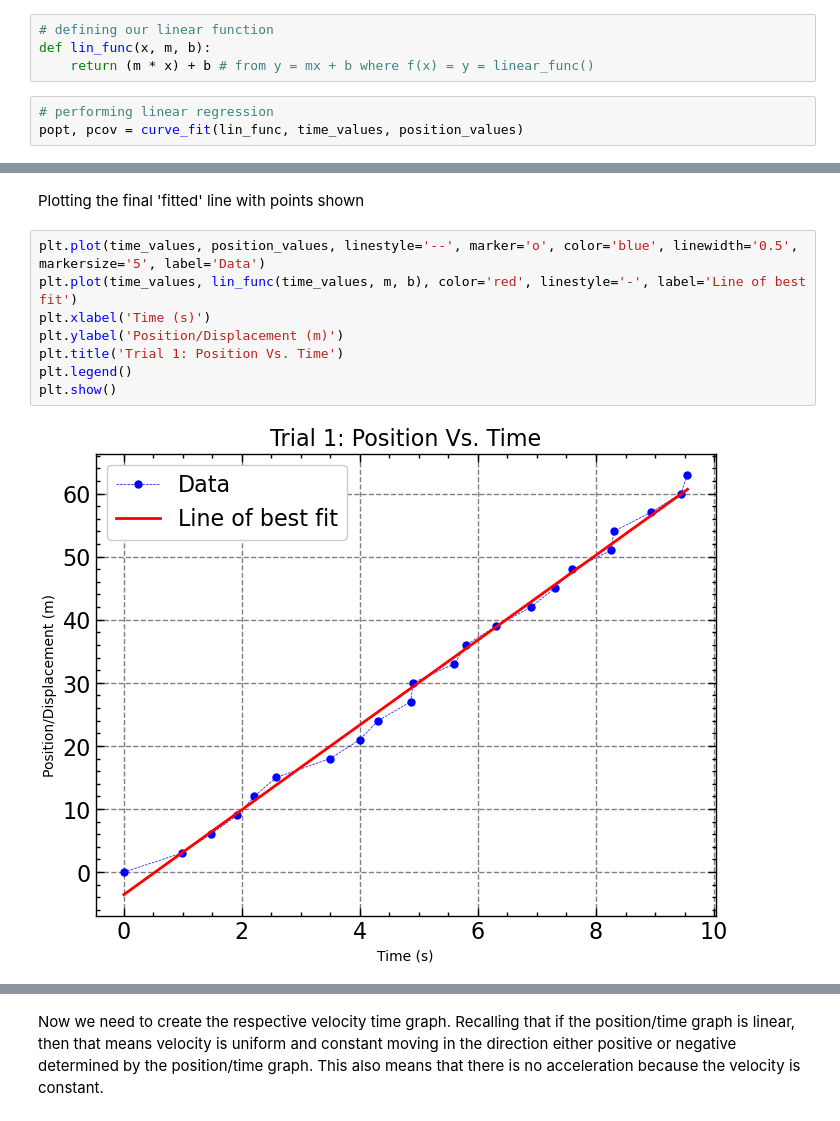
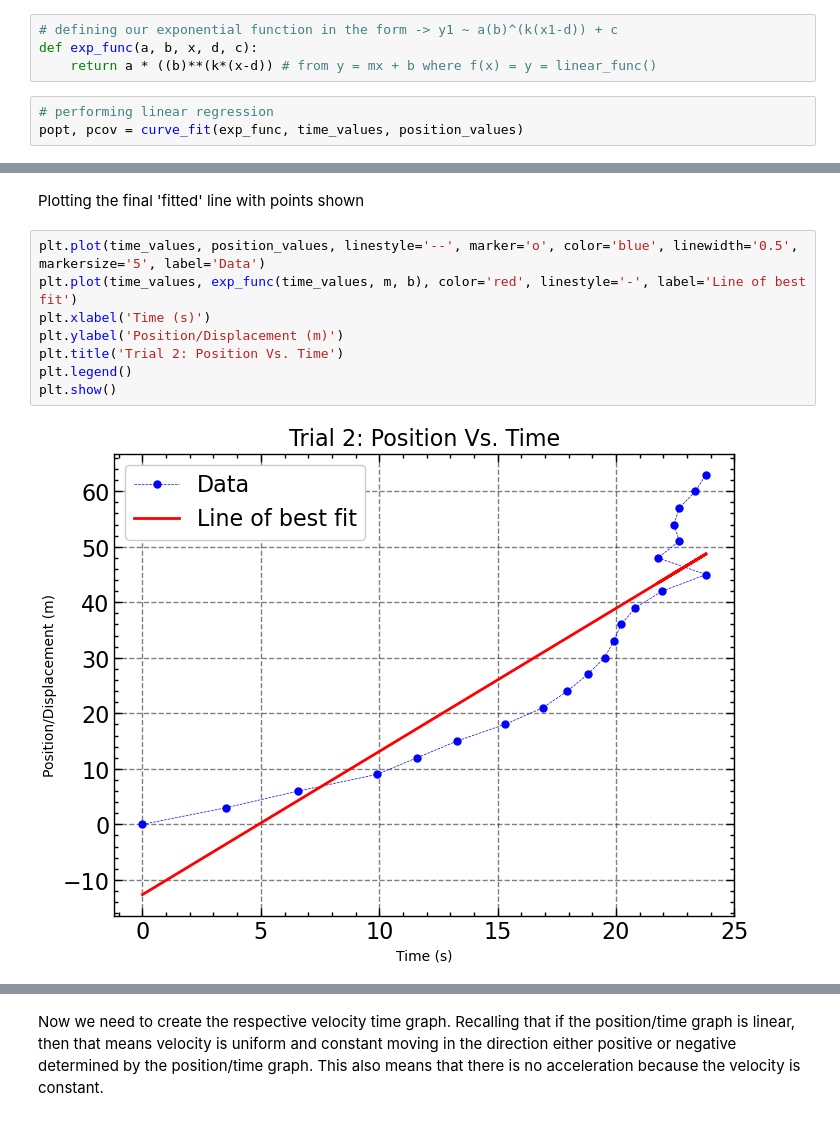
Before and after one commit to triopix/DVAT-GRAPHS, a Jupyter notebook: DVAT-Code/trials/trial2/trial_two.ipynb, the cells around one changed output, grey strips where cells are left out. Saved outputs shown, nothing was run; the diff lists cells and outputs as text.

Commit message:
Update the second trial

```diff
--- a/DVAT-Code/trials/trial2/trial_two.ipynb
+++ b/DVAT-Code/trials/trial2/trial_two.ipynb
@@ -68,10 +79,10 @@ Defining the function we want to fit
 # %%
-# defining our linear function
-def lin_func(x, m, b):
-    return (m * x) + b # from y = mx + b where f(x) = y = linear_func()
+# defining our exponential function in the form -> y1 ~ a(b)^(k(x1-d)) + c
+def exp_func(a, b, x, d, c):
+    return a * ((b)**(k*(x-d)) # from y = mx + b where f(x) = y = linear_func()
 # %%
 # performing linear regression
-popt, pcov = curve_fit(lin_func, time_values, position_values)
+popt, pcov = curve_fit(exp_func, time_values, position_values)
 # %%
 # Get the slope and y-intercept from the fitting parameters
 m = popt[0]
@@ -80,14 +91,14 @@ b = popt[1]
 Plotting the final 'fitted' line with points shown
 # %%
 plt.plot(time_values, position_values, linestyle='--', marker='o', color='blue', linewidth='0.5', markersize='5', label='Data')
-plt.plot(time_values, lin_func(time_values, m, b), color='red', linestyle='-', label='Line of best fit')
+plt.plot(time_values, exp_func(time_values, m, b), color='red', linestyle='-', label='Line of best fit')
 plt.xlabel('Time (s)')
 plt.ylabel('Position/Displacement (m)')
-plt.title('Trial 1: Position Vs. Time')
+plt.title('Trial 2: Position Vs. Time')
 plt.legend()
 plt.show()
 # %% [output]
-[figure, old version]
+[figure, new version]
 # %%
 # Printing out the equation for the line of best fit
 equation = f'y = ({m:.2f}x) + ({b:.2f})'
```
Also changed, not shown: parts of 13 cells of this notebook.
